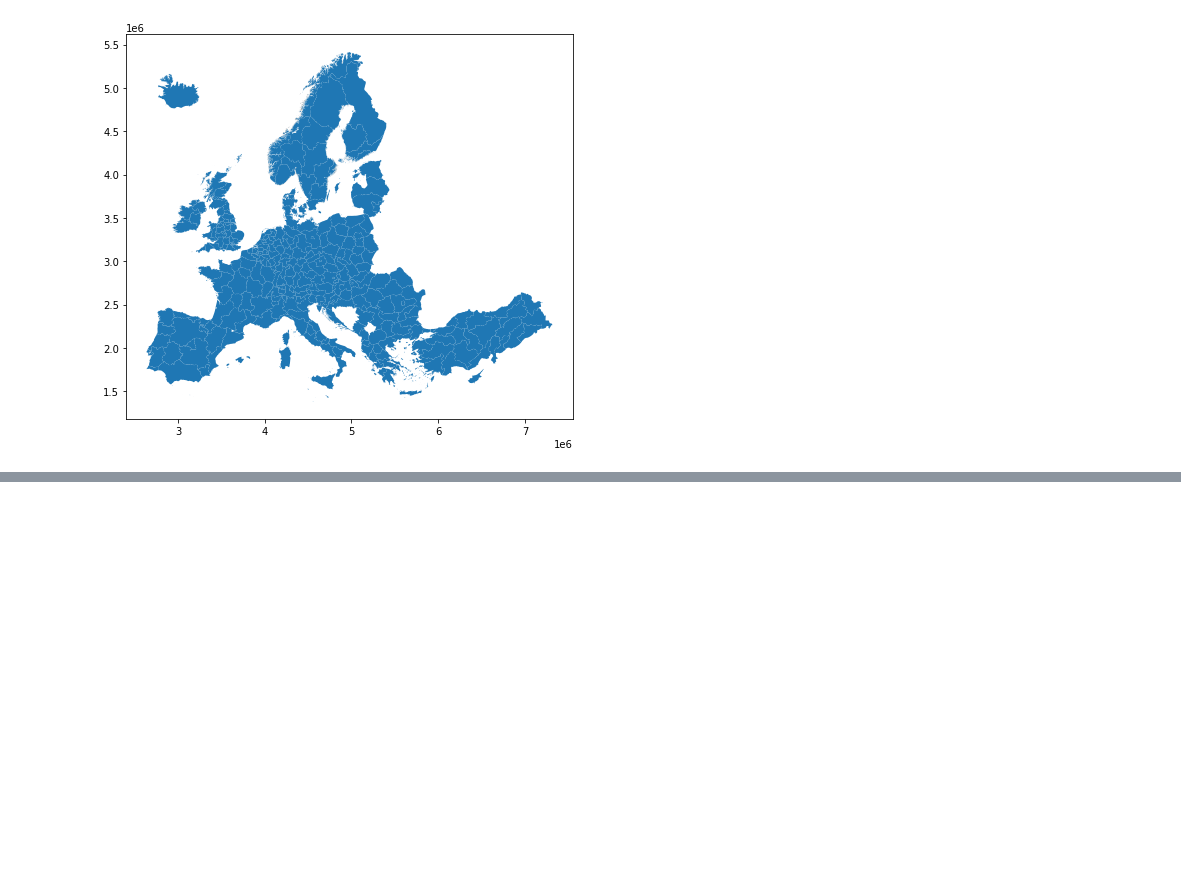
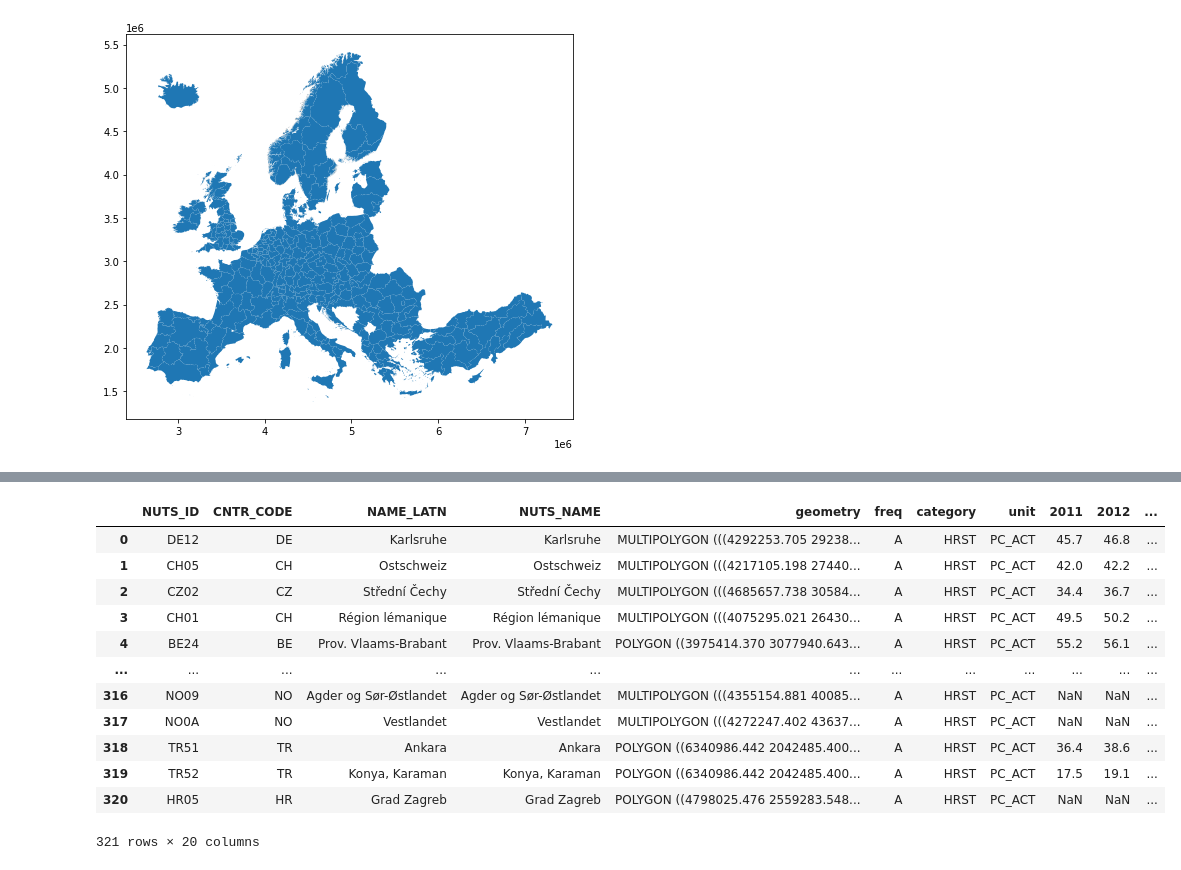
Before and after one commit to GISAdamToth/ArcGIS_Notebooks_thesis, a Jupyter notebook: eurostat/eurostat.ipynb, the cells around one changed output, grey strips where cells are left out. Drawn from its saved outputs; the diff is of its cells as text; code cells hidden in the pictures; blank space fills up the shorter version.

```diff
--- a/eurostat/eurostat.ipynb
+++ b/eurostat/eurostat.ipynb
@@ -279,0 +301,17 @@ nuts2_gdf.plot(figsize=(8, 8))
+# %%
+nuts2_gdf = nuts2_gdf.merge(data, on='NUTS_ID')
+nuts2_gdf
+# %% [output]
+|  | NUTS_ID | CNTR_CODE | NAME_LATN | NUTS_NAME | geometry | freq | category | unit | 2011 | 2012 | ... |
+| 0 | DE12 | DE | Karlsruhe | Karlsruhe | MULTIPOLYGON (((4292253.705 29238... | A | HRST | PC_ACT | 45.7 | 46.8 | ... |
+| 1 | CH05 | CH | Ostschweiz | Ostschweiz | MULTIPOLYGON (((4217105.198 27440... | A | HRST | PC_ACT | 42.0 | 42.2 | ... |
+| 2 | CZ02 | CZ | Střední Čechy | Střední Čechy | MULTIPOLYGON (((4685657.738 30584... | A | HRST | PC_ACT | 34.4 | 36.7 | ... |
+| 3 | CH01 | CH | Région lémanique | Région lémanique | MULTIPOLYGON (((4075295.021 26430... | A | HRST | PC_ACT | 49.5 | 50.2 | ... |
+| 4 | BE24 | BE | Prov. Vlaams-Brabant | Prov. Vlaams-Brabant | POLYGON ((3975414.370 3077940.643... | A | HRST | PC_ACT | 55.2 | 56.1 | ... |
+| ... | ... | ... | ... | ... | ... | ... | ... | ... | ... | ... | ... |
+| 316 | NO09 | NO | Agder og Sør-Østlandet | Agder og Sør-Østlandet | MULTIPOLYGON (((4355154.881 40085... | A | HRST | PC_ACT | NaN | NaN | ... |
+| 317 | NO0A | NO | Vestlandet | Vestlandet | MULTIPOLYGON (((4272247.402 43637... | A | HRST | PC_ACT | NaN | NaN | ... |
+| 318 | TR51 | TR | Ankara | Ankara | POLYGON ((6340986.442 2042485.400... | A | HRST | PC_ACT | 36.4 | 38.6 | ... |
+| 319 | TR52 | TR | Konya, Karaman | Konya, Karaman | POLYGON ((6340986.442 2042485.400... | A | HRST | PC_ACT | 17.5 | 19.1 | ... |
+| 320 | HR05 | HR | Grad Zagreb | Grad Zagreb | POLYGON ((4798025.476 2559283.548... | A | HRST | PC_ACT | NaN | NaN | ... |
+321 rows × 20 columns
```
Also changed, not shown: parts of 7 cells of this notebook.
